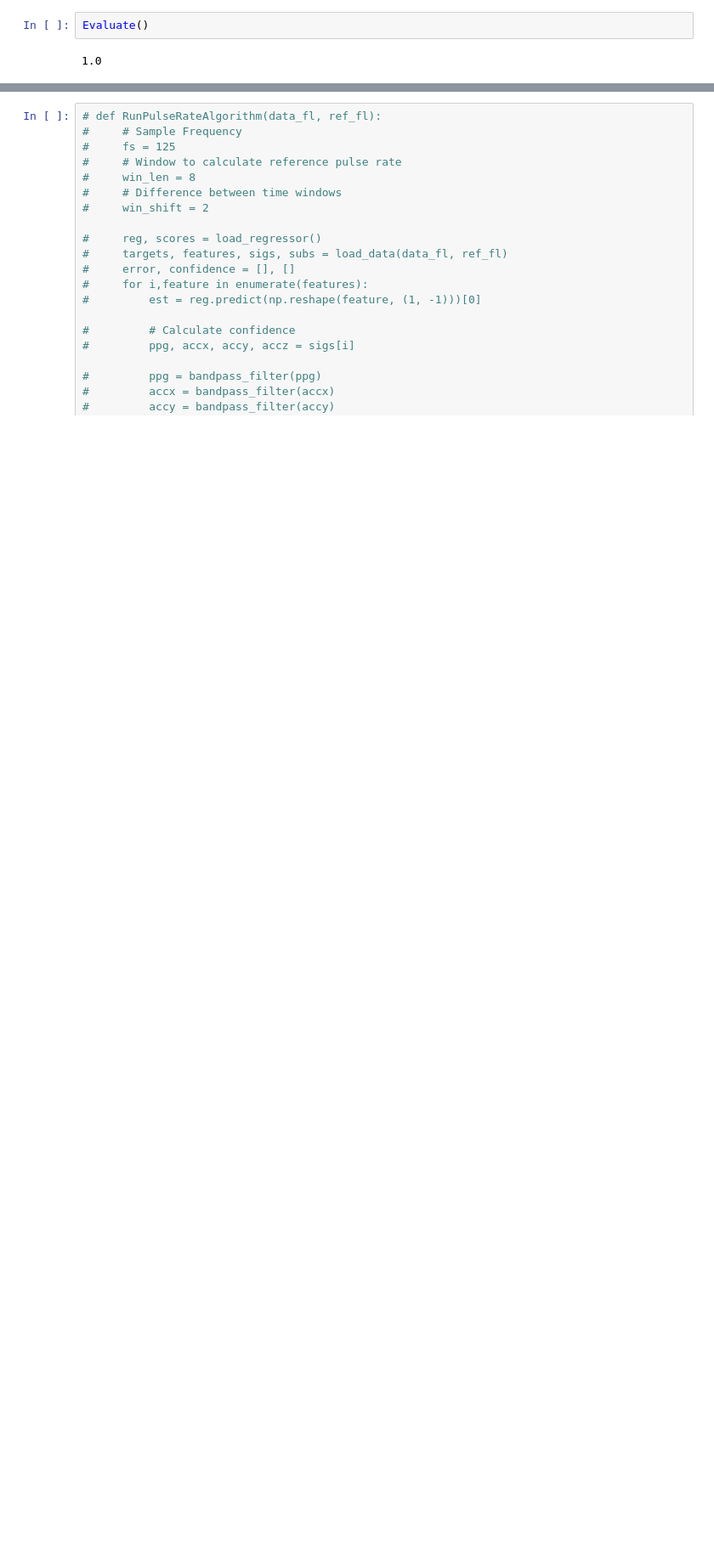
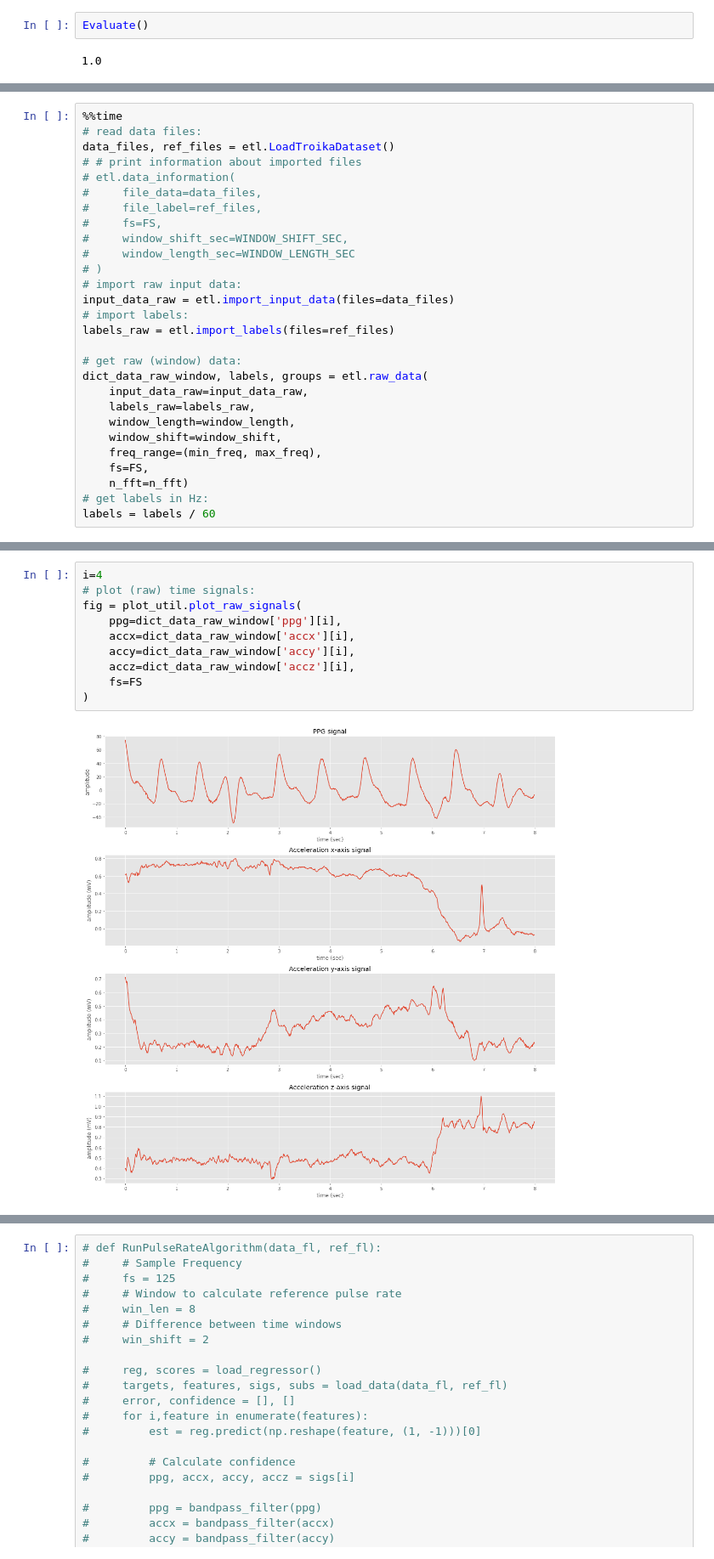
Before and after one commit to phthaloc/nd320-c4-wearable-data-project-starter, a Jupyter notebook: part_1/pulse_rate_starter.ipynb, the cells around one changed output, grey strips where cells are left out. Shown at 85% size. Drawn from its saved outputs; the diff is of its cells as text; blank space fills up the shorter version.

```diff
--- a/part_1/pulse_rate_starter.ipynb
+++ b/part_1/pulse_rate_starter.ipynb
@@ -1541,0 +254,28 @@ Text(0.5, 1.0, 'Reference PPG signal (labels)')
+# %%
+%%time
+# read data files:
+data_files, ref_files = etl.LoadTroikaDataset()
+# # print information about imported files
+# etl.data_information(
+#     file_data=data_files,
+#     file_label=ref_files,
+#     fs=FS,
+#     window_shift_sec=WINDOW_SHIFT_SEC,
+#     window_length_sec=WINDOW_LENGTH_SEC
+# )
+# import raw input data:
+input_data_raw = etl.import_input_data(files=data_files)
+# import labels:
+labels_raw = etl.import_labels(files=ref_files)
+
+# get raw (window) data:
+dict_data_raw_window, labels, groups = etl.raw_data(
+    input_data_raw=input_data_raw,
+    labels_raw=labels_raw,
+    window_length=window_length,
+    window_shift=window_shift,
+    freq_range=(min_freq, max_freq),
+    fs=FS,
+    n_fft=n_fft)
+# get labels in Hz:
+labels = labels / 60
@@ -1541,0 +618,12 @@ Text(0.5, 1.0, 'Reference PPG signal (labels)')
+# %%
+i=4
+# plot (raw) time signals:
+fig = plot_util.plot_raw_signals(
+    ppg=dict_data_raw_window['ppg'][i],
+    accx=dict_data_raw_window['accx'][i],
+    accy=dict_data_raw_window['accy'][i],
+    accz=dict_data_raw_window['accz'][i],
+    fs=FS
+)
+# %% [output]
+[figure, added]
```
Also changed, not shown: parts of 84 cells of this notebook.
